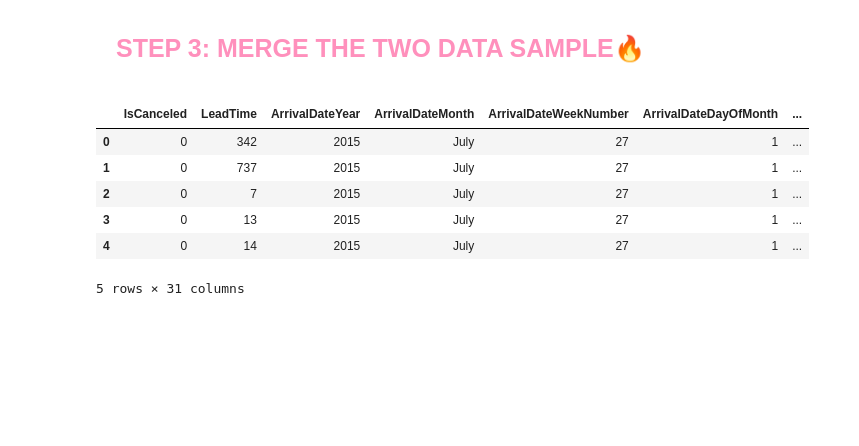
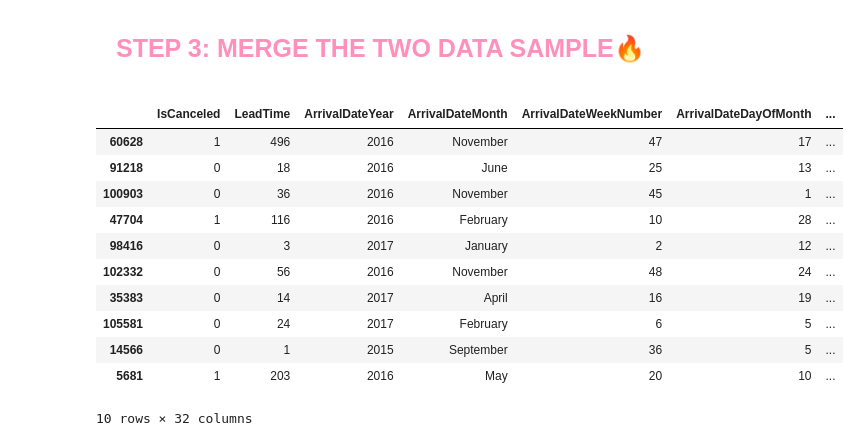
Before and after one commit to danghuynh-bit/LTKHDL_hotekbookingdemand, a Jupyter notebook: 01_Collecting_Data.ipynb, the cells around one changed output. Saved outputs shown, nothing was run; the diff lists cells and outputs as text; code cells hidden in the pictures; blank space fills up the shorter version.

Commit message:
add hotel_type

```diff
--- a/01_Collecting_Data.ipynb
+++ b/01_Collecting_Data.ipynb
@@ -52,3 +70,7 @@ dtypes: float64(1), int64(17), object(13)
 memory usage: 9.5+ MB
 # %% [markdown]
 `COMMENT:`
+# %%
+# add a column to the data frame
+data_h1["hotel_type"] = "resort hotel"
+data_h1.head()
@@ -85,3 +115,7 @@ dtypes: float64(2), int64(16), object(13)
 memory usage: 18.8+ MB
 # %% [markdown]
 `COMMENT:`
+# %%
+# add a column to the data frame
+data_h2["hotel_type"] = "city hotel"
+data_h2.head()
@@ -106,14 +182,19 @@ True
 </div>
 # %%
 raw_data = pandas.concat([data_h1, data_h2], axis=0).reset_index(drop=True)
-raw_data.head()
+raw_data.sample(10)
 # %% [output]
 |  | IsCanceled | LeadTime | ArrivalDateYear | ArrivalDateMonth | ArrivalDateWeekNumber | ArrivalDateDayOfMonth | ... |
-| 0 | 0 | 342 | 2015 | July | 27 | 1 | ... |
-| 1 | 0 | 737 | 2015 | July | 27 | 1 | ... |
-| 2 | 0 | 7 | 2015 | July | 27 | 1 | ... |
-| 3 | 0 | 13 | 2015 | July | 27 | 1 | ... |
-| 4 | 0 | 14 | 2015 | July | 27 | 1 | ... |
+| 60628 | 1 | 496 | 2016 | November | 47 | 17 | ... |
+| 91218 | 0 | 18 | 2016 | June | 25 | 13 | ... |
+| 100903 | 0 | 36 | 2016 | November | 45 | 1 | ... |
+| 47704 | 1 | 116 | 2016 | February | 10 | 28 | ... |
+| 98416 | 0 | 3 | 2017 | January | 2 | 12 | ... |
+| 102332 | 0 | 56 | 2016 | November | 48 | 24 | ... |
+| 35383 | 0 | 14 | 2017 | April | 16 | 19 | ... |
+| 105581 | 0 | 24 | 2017 | February | 6 | 5 | ... |
+| 14566 | 0 | 1 | 2015 | September | 36 | 5 | ... |
+| 5681 | 1 | 203 | 2016 | May | 20 | 10 | ... |
-5 rows × 31 columns
+10 rows × 32 columns
 # %%
 raw_data.to_csv("./data/raw_data/raw_data.csv", index=False)
```
Also changed, not shown: parts of 11 cells of this notebook, 3 other files.
